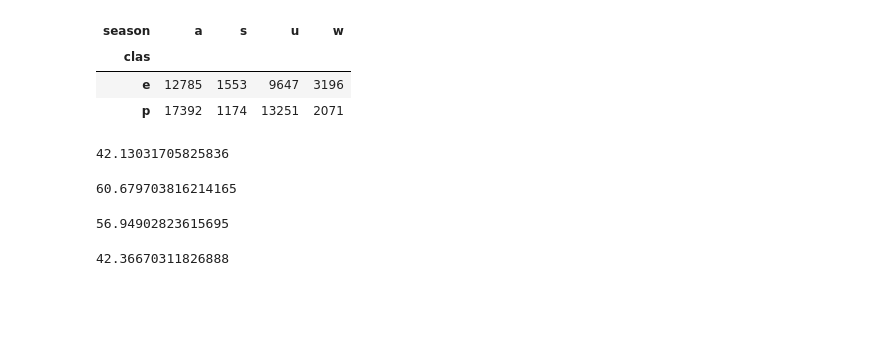
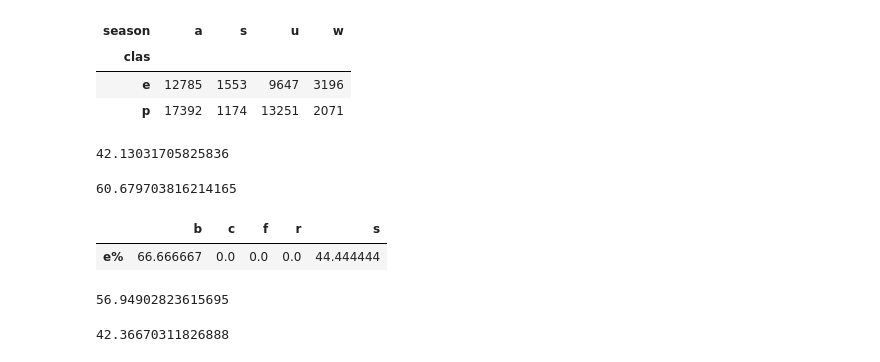
Before and after one commit to Arjissuan/Mushrooms-and-machine-learning, a Jupyter notebook: src/main_notebook.ipynb, the cells around one changed output. Drawn from its saved outputs; the diff is of its cells as text; code cells hidden in the pictures; blank space fills up the shorter version.

```diff
--- a/src/main_notebook.ipynb
+++ b/src/main_notebook.ipynb
@@ -246,6 +248,11 @@ w = (tab['w']['e']*100)/np.sum(tab['w'])#winter
 w
 # %% [output]
 60.679703816214165
+# %%
+ds.edible_percent(index=secondary_df["clas"], columns=secondary_df['stem-root'])
+# %% [output]
+|  | b | c | f | r | s |
+| e% | 66.666667 | 0.0 | 0.0 | 0.0 | 44.444444 |
 # %%
 s = (tab['s']['e']*100)/np.sum(tab['s'])#spring
 s
```
Also changed, not shown: parts of 3 cells of this notebook, 3 other files.
